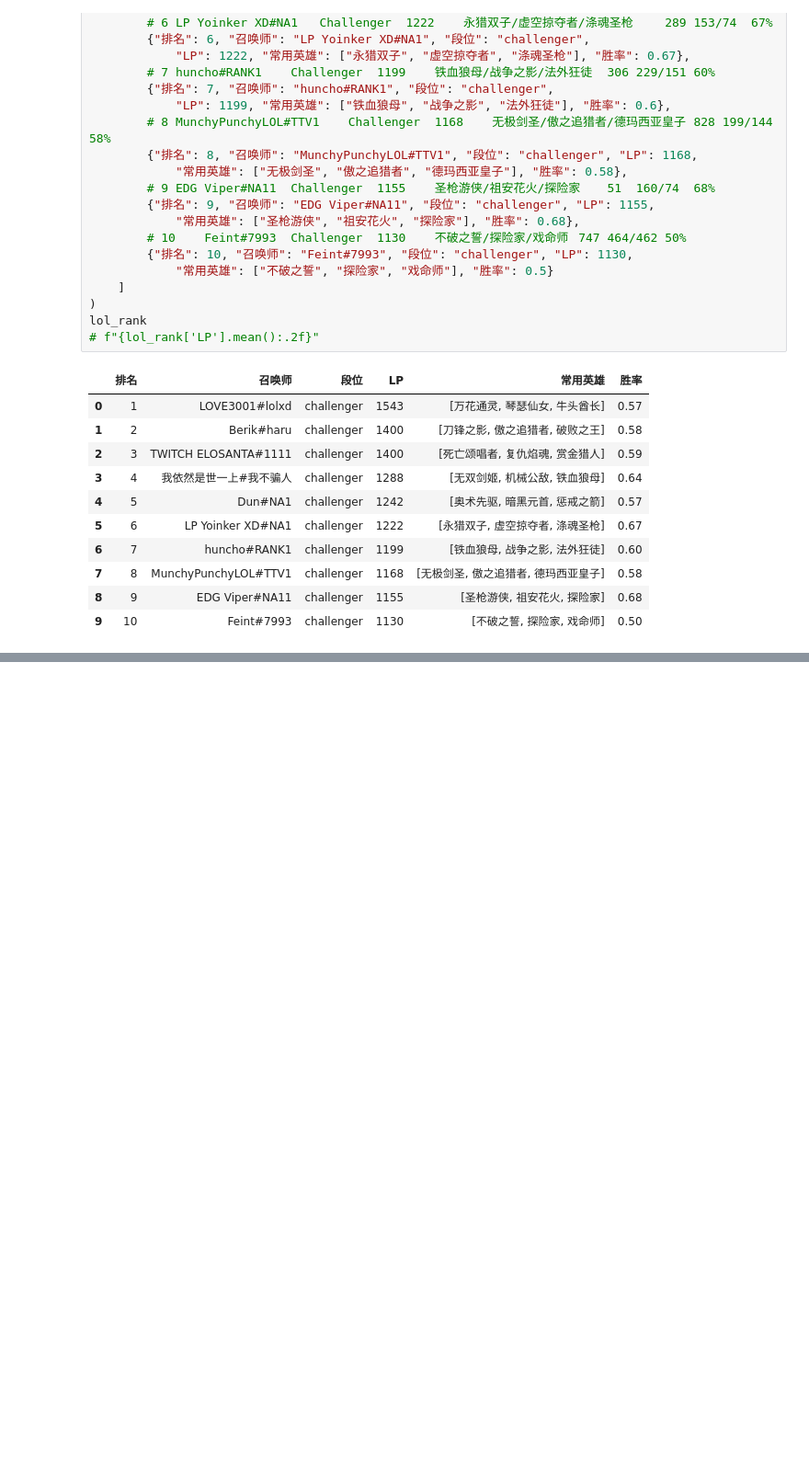
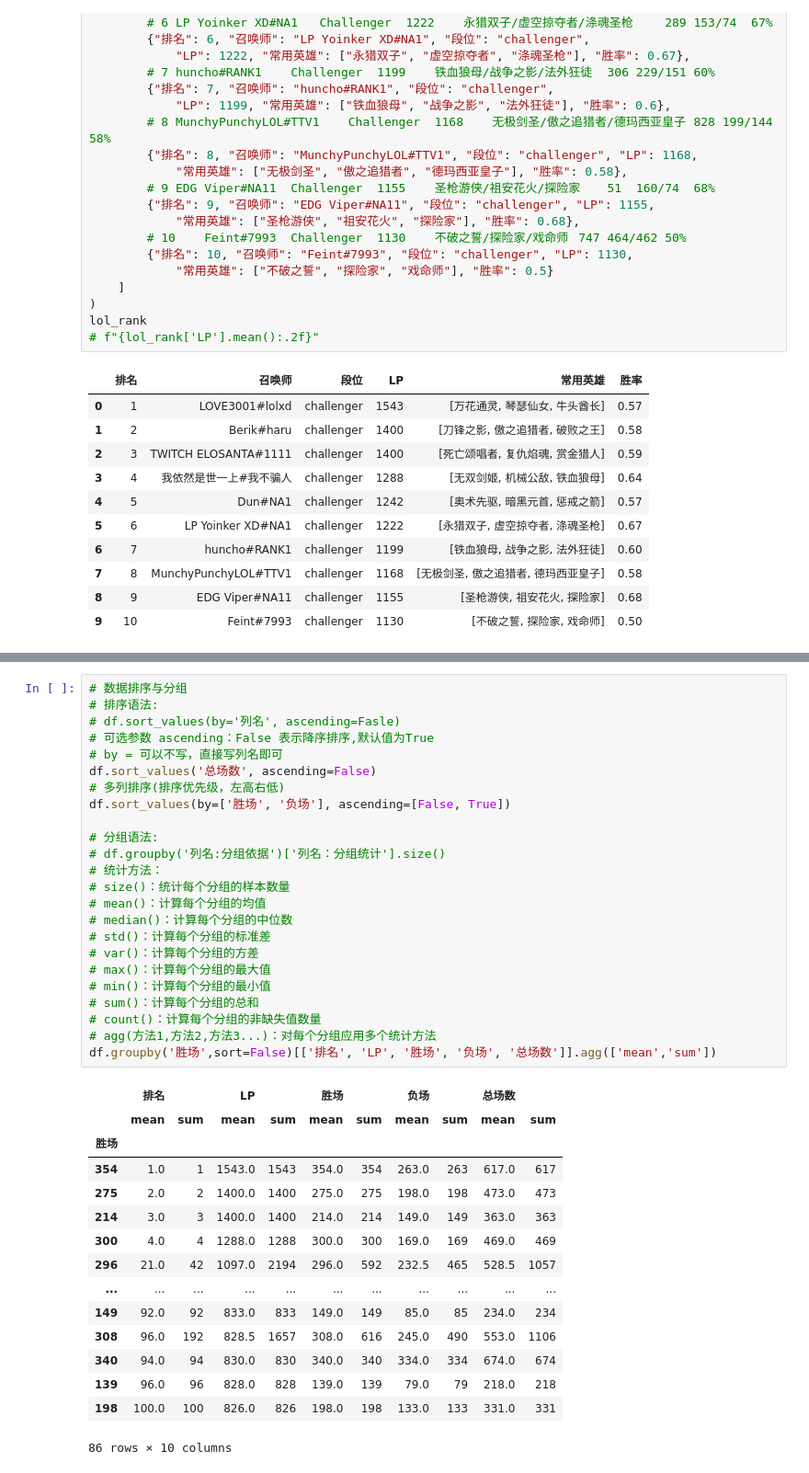
Before and after one commit to Whisper-Tang/Python_learning, a Jupyter notebook: Jupyter/Pandas入门.ipynb, the cells around one changed output, grey strips where cells are left out. Shown at 92% size. Cells and saved outputs as stored; diff of their text form; blank space fills up the shorter version.

```diff
--- a/Jupyter/Pandas入门.ipynb
+++ b/Jupyter/Pandas入门.ipynb
@@ -129,0 +357,40 @@ Index(['姓名', '语文', '数学', '英语'], dtype='str')
+# %%
+# 数据排序与分组
+# 排序语法:
+# df.sort_values(by='列名', ascending=Fasle)
+# 可选参数 ascending：False 表示降序排序,默认值为True
+# by = 可以不写，直接写列名即可
+df.sort_values('总场数', ascending=False)
+# 多列排序(排序优先级，左高右低)
+df.sort_values(by=['胜场', '负场'], ascending=[False, True])
+
+# 分组语法:
+# df.groupby('列名:分组依据')['列名：分组统计'].size()
+# 统计方法：
+# size()：统计每个分组的样本数量
+# mean()：计算每个分组的均值
+# median()：计算每个分组的中位数
+# std()：计算每个分组的标准差
+# var()：计算每个分组的方差
+# max()：计算每个分组的最大值
+# min()：计算每个分组的最小值
+# sum()：计算每个分组的总和
+# count()：计算每个分组的非缺失值数量
+# agg(方法1,方法2,方法3...)：对每个分组应用多个统计方法
+df.groupby('胜场',sort=False)[['排名', 'LP', '胜场', '负场', '总场数']].agg(['mean','sum'])
+# %% [output]
+|  | 排名 |  | LP |  | 胜场 |  | 负场 |  | 总场数 |  |
+|  | mean | sum | mean | sum | mean | sum | mean | sum | mean | sum |
+| 胜场 |  |  |  |  |  |  |  |  |  |  |
+| 354 | 1.0 | 1 | 1543.0 | 1543 | 354.0 | 354 | 263.0 | 263 | 617.0 | 617 |
+| 275 | 2.0 | 2 | 1400.0 | 1400 | 275.0 | 275 | 198.0 | 198 | 473.0 | 473 |
+| 214 | 3.0 | 3 | 1400.0 | 1400 | 214.0 | 214 | 149.0 | 149 | 363.0 | 363 |
+| 300 | 4.0 | 4 | 1288.0 | 1288 | 300.0 | 300 | 169.0 | 169 | 469.0 | 469 |
+| 296 | 21.0 | 42 | 1097.0 | 2194 | 296.0 | 592 | 232.5 | 465 | 528.5 | 1057 |
+| ... | ... | ... | ... | ... | ... | ... | ... | ... | ... | ... |
+| 149 | 92.0 | 92 | 833.0 | 833 | 149.0 | 149 | 85.0 | 85 | 234.0 | 234 |
+| 308 | 96.0 | 192 | 828.5 | 1657 | 308.0 | 616 | 245.0 | 490 | 553.0 | 1106 |
+| 340 | 94.0 | 94 | 830.0 | 830 | 340.0 | 340 | 334.0 | 334 | 674.0 | 674 |
+| 139 | 96.0 | 96 | 828.0 | 828 | 139.0 | 139 | 79.0 | 79 | 218.0 | 218 |
+| 198 | 100.0 | 100 | 826.0 | 826 | 198.0 | 198 | 133.0 | 133 | 331.0 | 331 |
+86 rows × 10 columns
```
Also changed, not shown: parts of 8 cells of this notebook, 4 other files.
